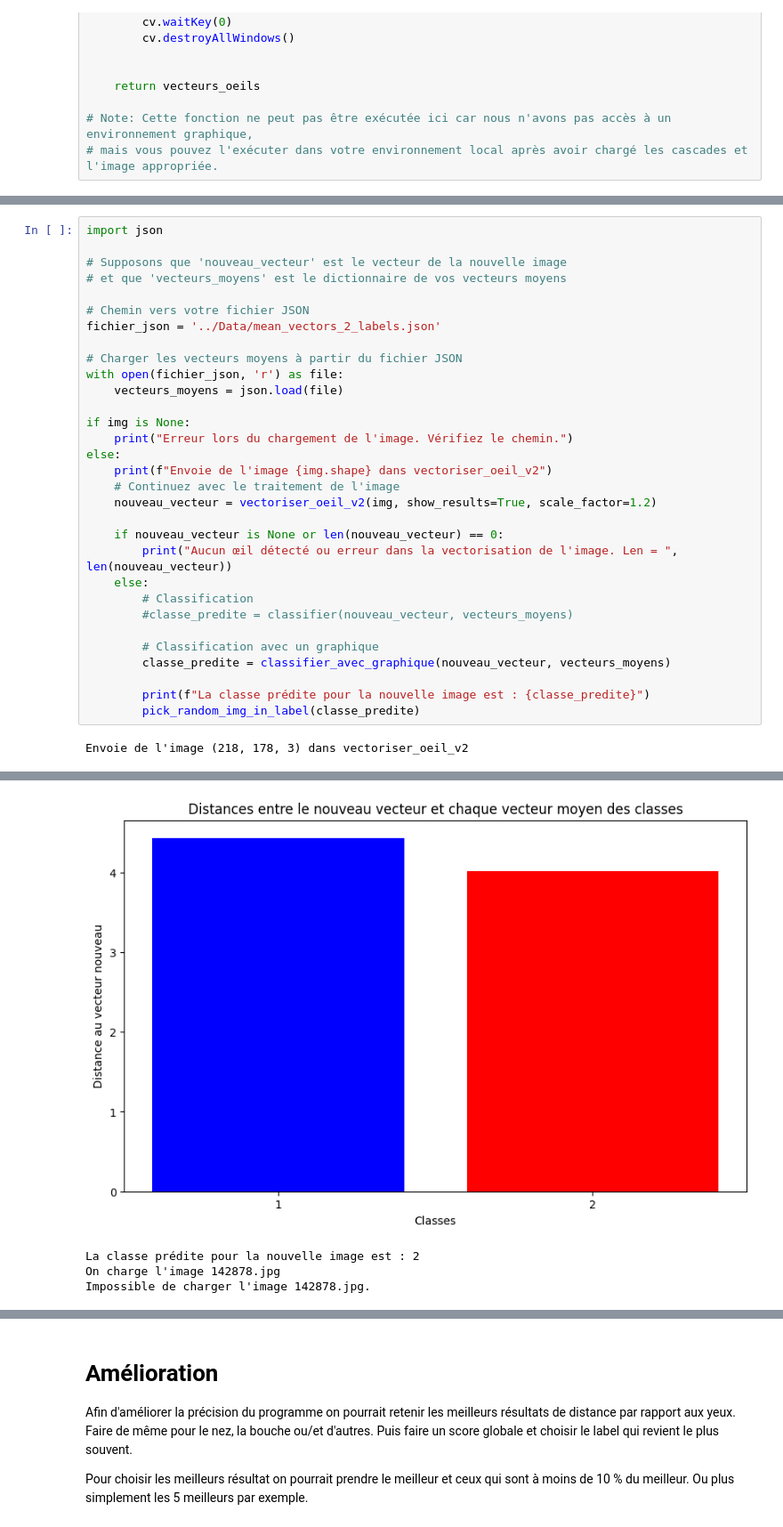
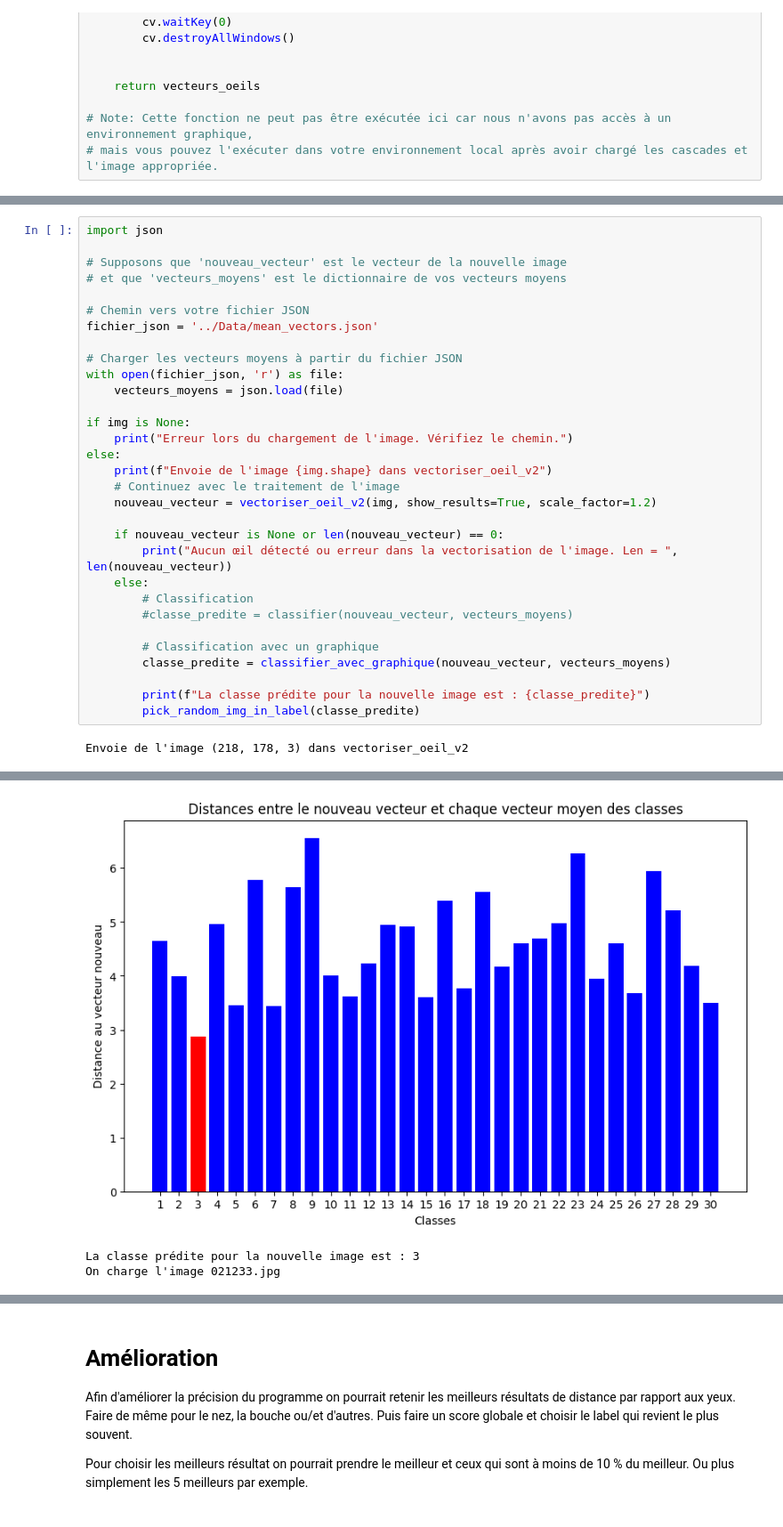
Before and after one commit to antoineMaurais/Reconnaissance-de-visage, a Jupyter notebook: Phase 1/phase 1 - détection et reconnaissance par attributs.ipynb, the cells around one changed output, grey strips where cells are left out. Shown at 89% size. Drawn from its saved outputs; the diff is of its cells as text.

```diff
--- a/Phase 1/phase 1 - détection et reconnaissance par attributs.ipynb
+++ b/Phase 1/phase 1 - détection et reconnaissance par attributs.ipynb
@@ -219,7 +149,7 @@ import json
 # et que 'vecteurs_moyens' est le dictionnaire de vos vecteurs moyens
 
 # Chemin vers votre fichier JSON
-fichier_json = '../Data/mean_vectors_2_labels.json'
+fichier_json = '../Data/mean_vectors.json'
 
 # Charger les vecteurs moyens à partir du fichier JSON
 with open(fichier_json, 'r') as file:
@@ -254,4 +184,3 @@ Envoie de l'image (218, 178, 3) dans vectoriser_oeil_v2
-[figure, old version]
+[figure, new version]
-La classe prédite pour la nouvelle image est : 2
-On charge l'image 142878.jpg
-Impossible de charger l'image 142878.jpg.
+La classe prédite pour la nouvelle image est : 3
+On charge l'image 021233.jpg
```
Also changed, not shown: parts of 5 cells of this notebook, 9 other files.
